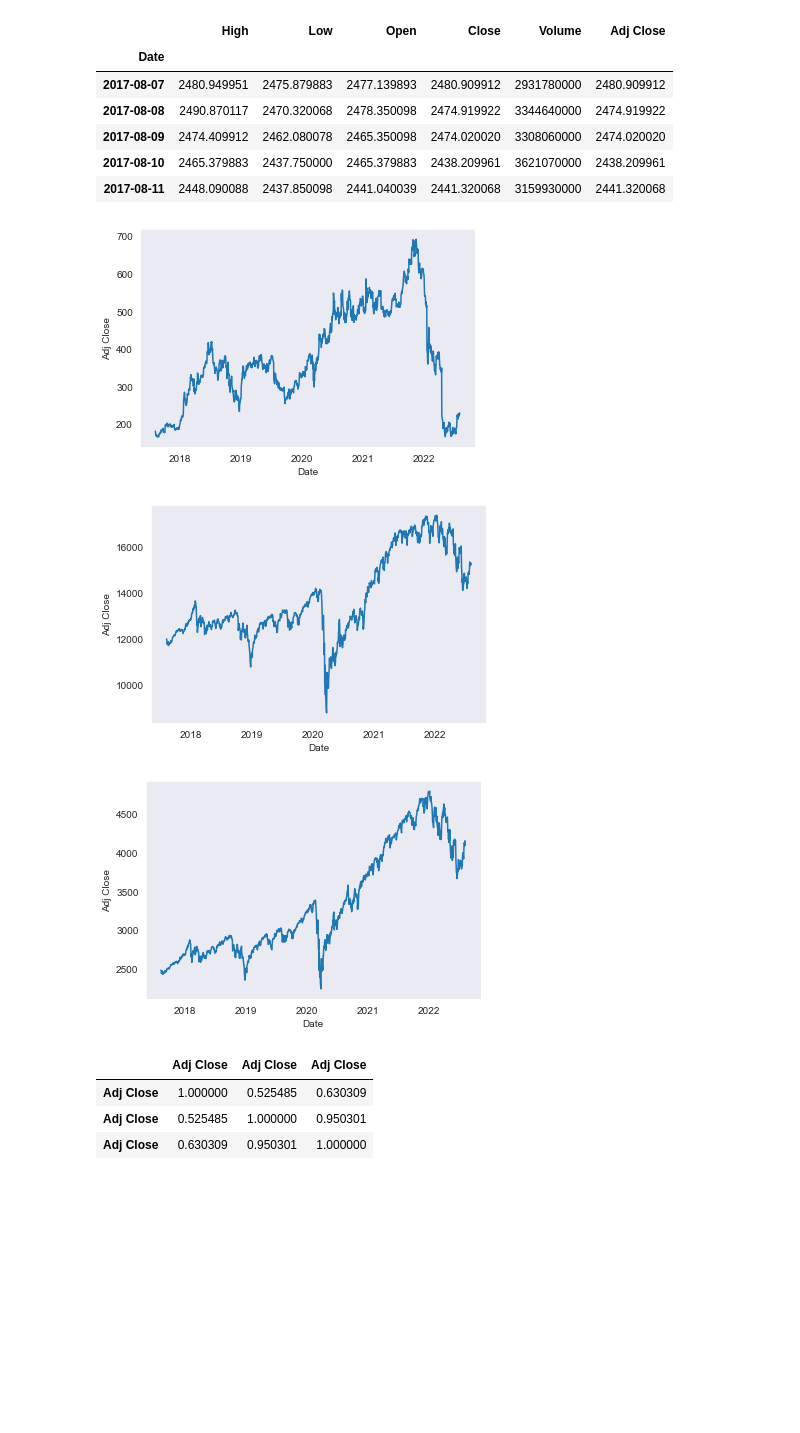
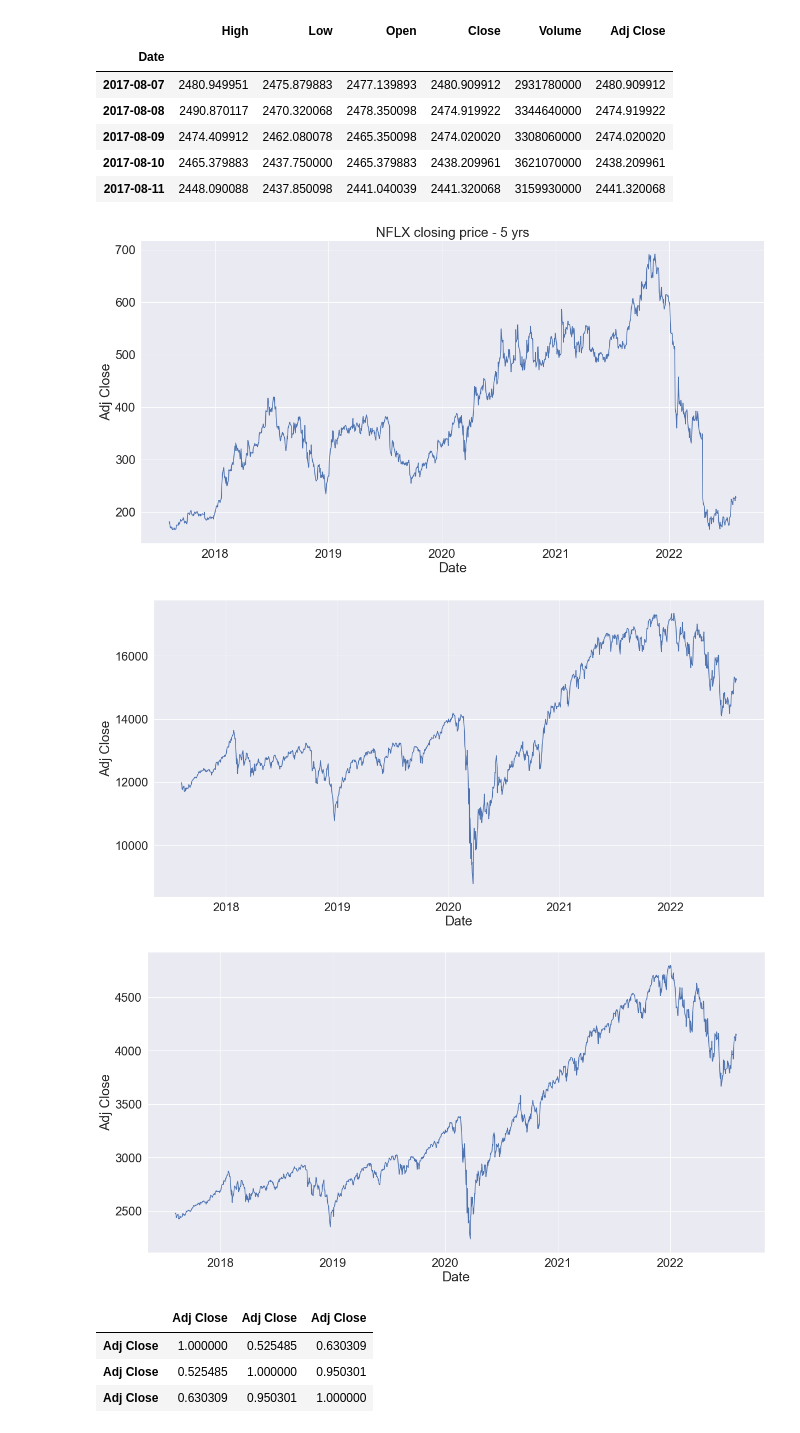
Before and after one commit to Velvox/lhl_capstone, a Jupyter notebook: notebooks/eda/eda_stock.ipynb, the cells around one changed output. Saved outputs shown, nothing was run; the diff lists cells and outputs as text; code cells hidden in the pictures; blank space fills up the shorter version.

```diff
--- a/notebooks/eda/eda_stock.ipynb
+++ b/notebooks/eda/eda_stock.ipynb
@@ -7,6 +7,8 @@ import matplotlib.pyplot as plt
 import seaborn as sns
 from pandas.plotting import autocorrelation_plot
 sns.set_style("dark")
+sns.set_context("talk")
+sns.set(rc = {'figure.figsize':(20,10)}, font_scale=2)
 
 # Data preprocessing
 from sklearn.preprocessing import MinMaxScaler, StandardScaler
@@ -68,16 +70,16 @@ gspc.head()
 | 2017-08-10 | 2465.379883 | 2437.750000 | 2465.379883 | 2438.209961 | 3621070000 | 2438.209961 |
 | 2017-08-11 | 2448.090088 | 2437.850098 | 2441.040039 | 2441.320068 | 3159930000 | 2441.320068 |
 # %%
-sns.lineplot(data=nflx['Adj Close'])
+sns.lineplot(data=nflx['Adj Close']).set(title='NFLX closing price - 5 yrs')
 plt.show()
 sns.lineplot(data=nasdaq['Adj Close'])
 plt.show()
 sns.lineplot(data=gspc['Adj Close'])
 plt.show()
 # %% [output]
-[figure, old version]
+[figure, new version]
-[figure, old version]
+[figure, new version]
-[figure, old version]
+[figure, new version]
 # %%
 # GSPC has the most correlation with NFLX, so it is the chosen market index
 pd.concat([nflx['Adj Close'], nasdaq['Adj Close'], gspc['Adj Close']], axis=1).corr()
```
Also changed, not shown: parts of 3 cells of this notebook, 5 other files.
